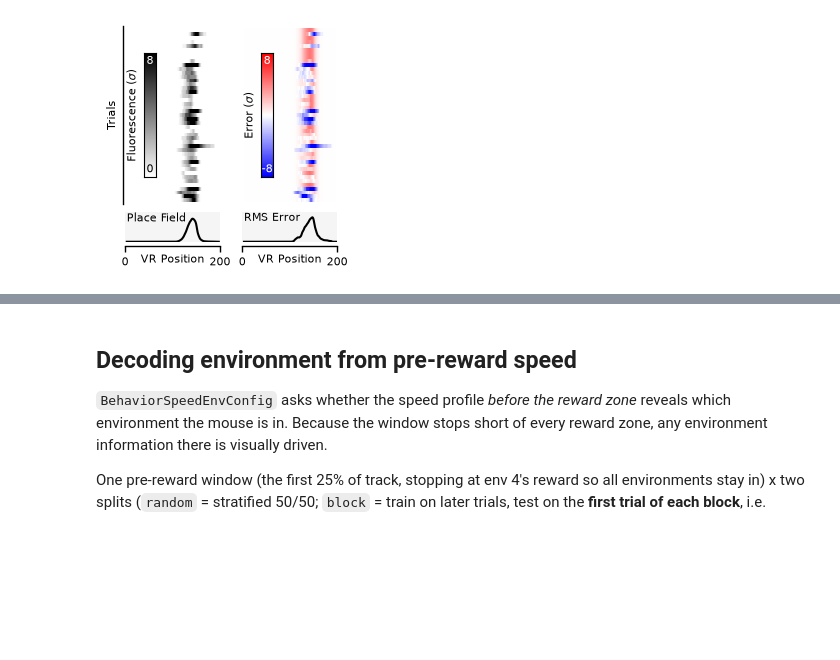
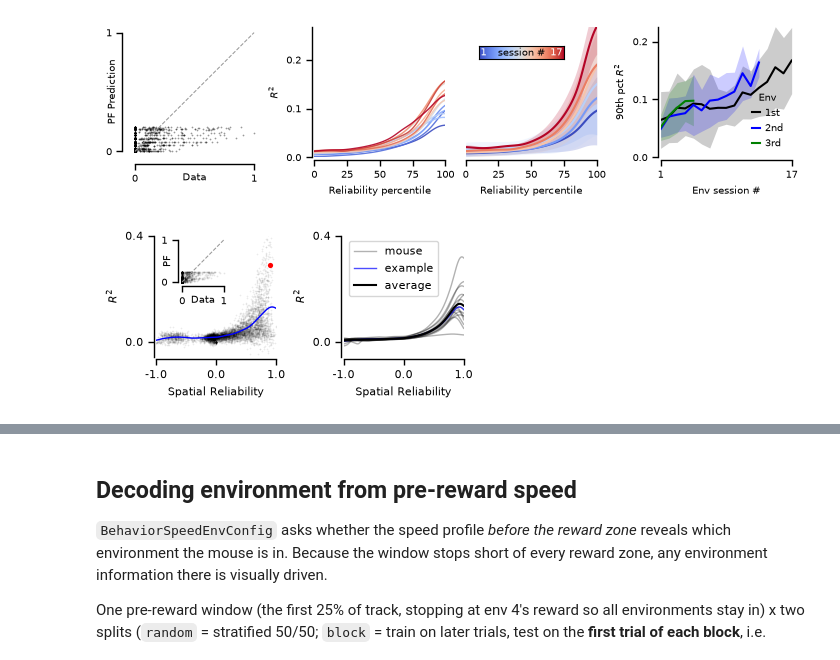
Before and after one commit to landoskape/vrAnalysis, a Jupyter notebook: dimensionality_manuscript/dim_intro_primary.ipynb, the cells around one changed output, grey strips where cells are left out. Drawn from its saved outputs; the diff is of its cells as text; code cells hidden in the pictures; blank space fills up the shorter version.

```diff
--- a/dimensionality_manuscript/dim_intro_primary.ipynb
+++ b/dimensionality_manuscript/dim_intro_primary.ipynb
@@ -97,21 +182,20 @@ else:
 # %%
-mouse_name = "ATL027"
-date = "2023-07-27"
-session_id = "701"
-spks_type = "sigrebase"
-session = B2Session.create(mouse_name, date, session_id, dict(spks_type=spks_type))
-
 return_syd_viewer = False
 fig = stacked_raster_plot(
-    session,
-    prediction_from="placefield",
-    figsize=(8.5, 4.5),
-    xslice=slice(2835, 5000),
+    pred_results,
+    mouse="ATL027",
+    session="ATL027/2023-08-07/701",
+    vmax=5.0,
+    figsize=(4.5, 2.0),
+    fontsize=7,
+    xslice=slice(0, 2050),
     show_position=True,
-    position_height=0.4,
+    position_height=0.6,
     show_zero_sigma=True,
     show_scalebar=True,
     scalebar_seconds=30,
+    colorscale_text_y=0.35,
+    colorscale_inset_position=[0.03, 0.75, 0.25, 0.2],
     return_syd_viewer=return_syd_viewer,
 )
 
@@ -129,3 +213,36 @@ else:
+# %%
+from dimensionality_manuscript.figure_scripts.figure1 import r2_familiarity
+
+return_syd_viewer = False
+fig = r2_familiarity(
+    results,
+    mouse="ATL027",
+    example_session="ATL027/2023-07-27/701",
+    roi=180,
+    example_alpha=0.4,
+    env_mode="slot",
+    env_slot=0,
+    panel_mode="r2_rel_prct",
+    plot_style="errorPlot",
+    skip_sessions=2,
+    summary_stat="percentile",
+    summary_percentile=90,
+    inset_position=[0.1, 0.75, 0.65, 0.1],
+    figsize=(7.0, 1.6),
+    square_panels=True,
+    fontsize=7,
+    return_syd_viewer=return_syd_viewer,
+)
+if return_syd_viewer:
+    fig.show()
+else:
+    plt.show()
+
+    save = True
+    if save:
+        save_figure(fig, figure_path / "r2_familiarity")
+# %% [output]
+[figure, added]
 # %%
 # mouse_name = "ATL027"
 # date = "2023-07-27"
@@ -168,37 +285,40 @@ else:
 # %%
 mouse_name = "ATL027"
 date = "2023-07-27"
 session_id = "701"
 spks_type = "sigrebase"
 idx_roi = {
     "oasis": 96,
     "sigrebase": 180,
 }[spks_type]
 idx_env = 0
 session = B2Session.create(mouse_name, date, session_id, dict(spks_type=spks_type))
 
 return_syd_viewer = False
-fig = example_placefield_prediction(
+fig = example_r2_placefield(
+    results,
     session,
     idx_roi,
     idx_env,
+    cloud_style="scatter",
+    cloud_alpha=0.08,
+    r2_ylim=(-0.05, 0.35),
+    example_as_inset=True,
+    inset_position=(0.2, 0.6, 0.375, 0.375),
+    inset_fontsize=7,
     return_syd_viewer=return_syd_viewer,
-    vmax=8,
-    vmax_error=8,
-    show_consistency=False,
-    show_prediction=False,
     fontsize=8,
-    figsize=(2.5, 2.5),
+    figsize=(3.75, 1.75),
 )
 if return_syd_viewer:
     fig.show()
 
 else:
     plt.show()
 
     save_plot = True
     if save_plot:
-        figure_name = f"example_placefield_prediction_{mouse_name}_{date}_{session_id}_{spks_type}_{idx_roi}_{idx_env}"
+        figure_name = f"example_r2_placefield_{mouse_name}_{date}_{session_id}_{spks_type}_{idx_roi}_{idx_env}"
         save_figure(fig, figure_path / f"{figure_name}.png")
 # %% [output]
-[figure, old version]
+[figure, new version]
```
Also changed, not shown: parts of 12 cells of this notebook, 5 other files.
